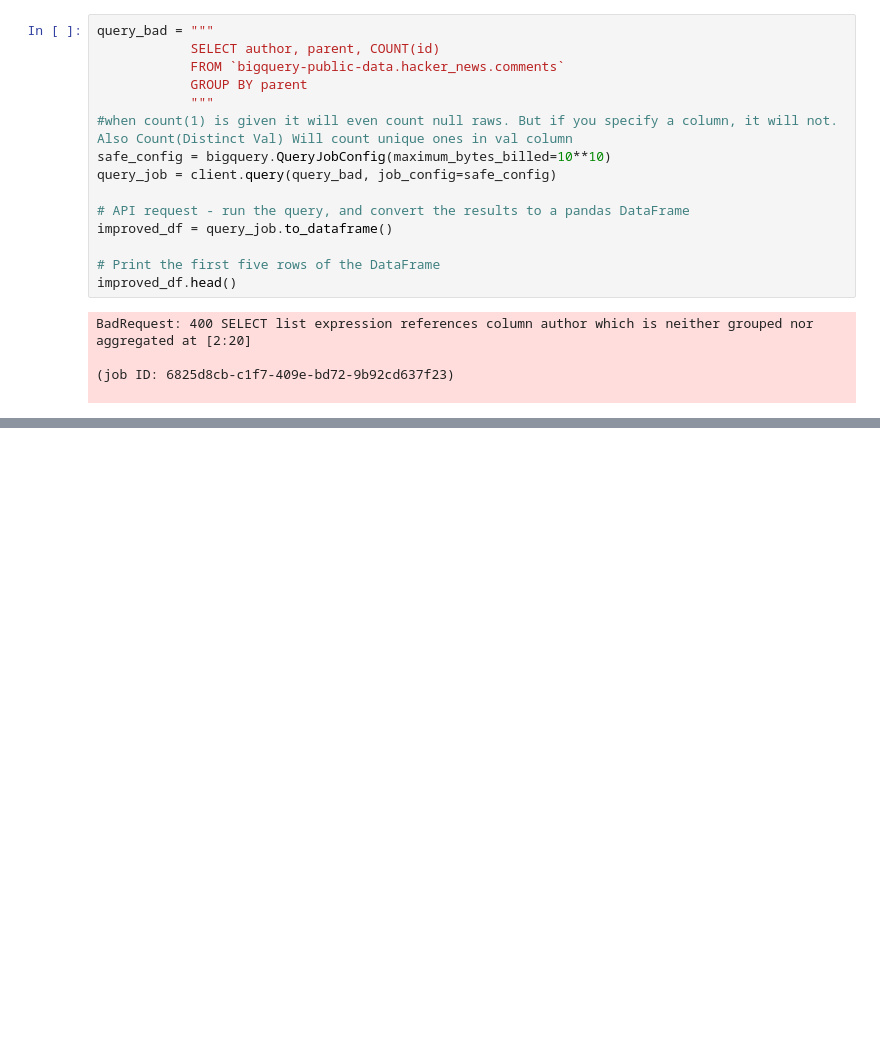
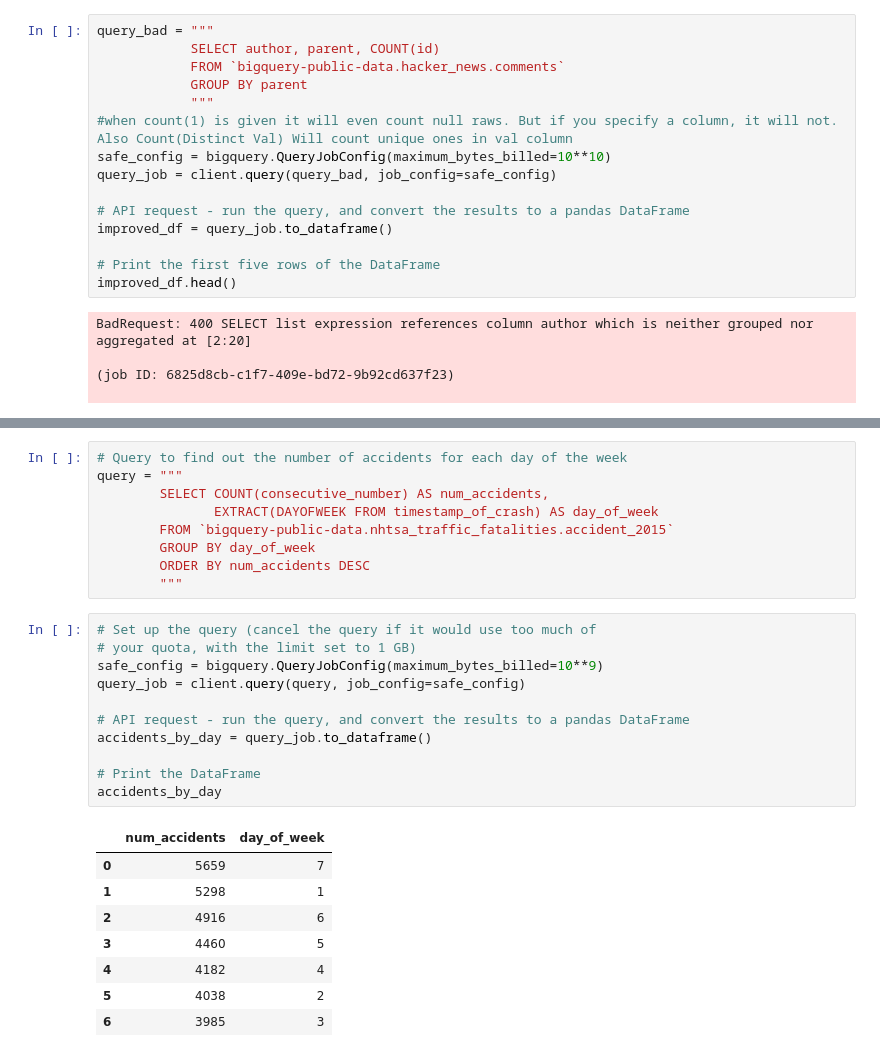
Before and after one commit to NuwanUdara/Kaggle-Mysql, a Jupyter notebook: sketch1.ipynb, the cells around one changed output, grey strips where cells are left out. Saved outputs shown, nothing was run; the diff lists cells and outputs as text; blank space fills up the shorter version.

```diff
--- a/sketch1.ipynb
+++ b/sketch1.ipynb
@@ -338,0 +370,29 @@ BadRequest: 400 SELECT list expression references column author which is neither
+# %%
+# Query to find out the number of accidents for each day of the week
+query = """
+        SELECT COUNT(consecutive_number) AS num_accidents,
+               EXTRACT(DAYOFWEEK FROM timestamp_of_crash) AS day_of_week
+        FROM `bigquery-public-data.nhtsa_traffic_fatalities.accident_2015`
+        GROUP BY day_of_week
+        ORDER BY num_accidents DESC
+        """
+# %%
+# Set up the query (cancel the query if it would use too much of
+# your quota, with the limit set to 1 GB)
+safe_config = bigquery.QueryJobConfig(maximum_bytes_billed=10**9)
+query_job = client.query(query, job_config=safe_config)
+
+# API request - run the query, and convert the results to a pandas DataFrame
+accidents_by_day = query_job.to_dataframe()
+
+# Print the DataFrame
+accidents_by_day
+# %% [output]
+|  | num_accidents | day_of_week |
+| 0 | 5659 | 7 |
+| 1 | 5298 | 1 |
+| 2 | 4916 | 6 |
+| 3 | 4460 | 5 |
+| 4 | 4182 | 4 |
+| 5 | 4038 | 2 |
+| 6 | 3985 | 3 |
```
Also changed, not shown: parts of 6 cells of this notebook.
